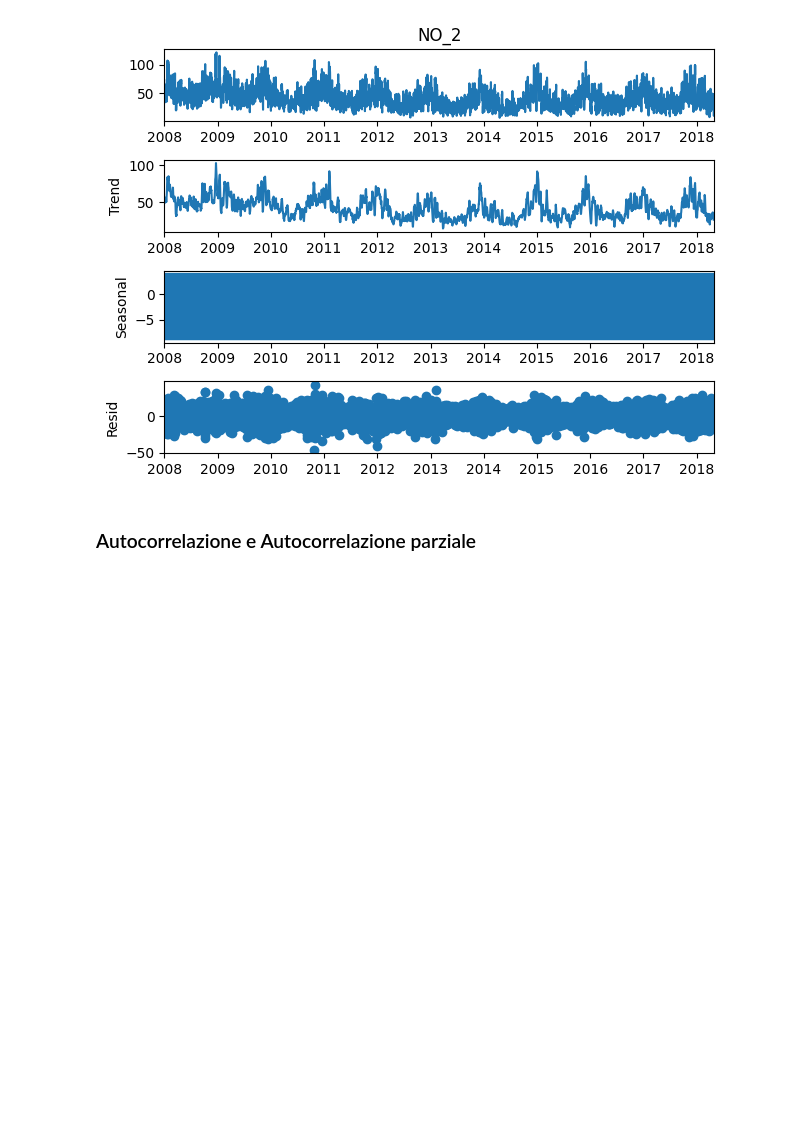
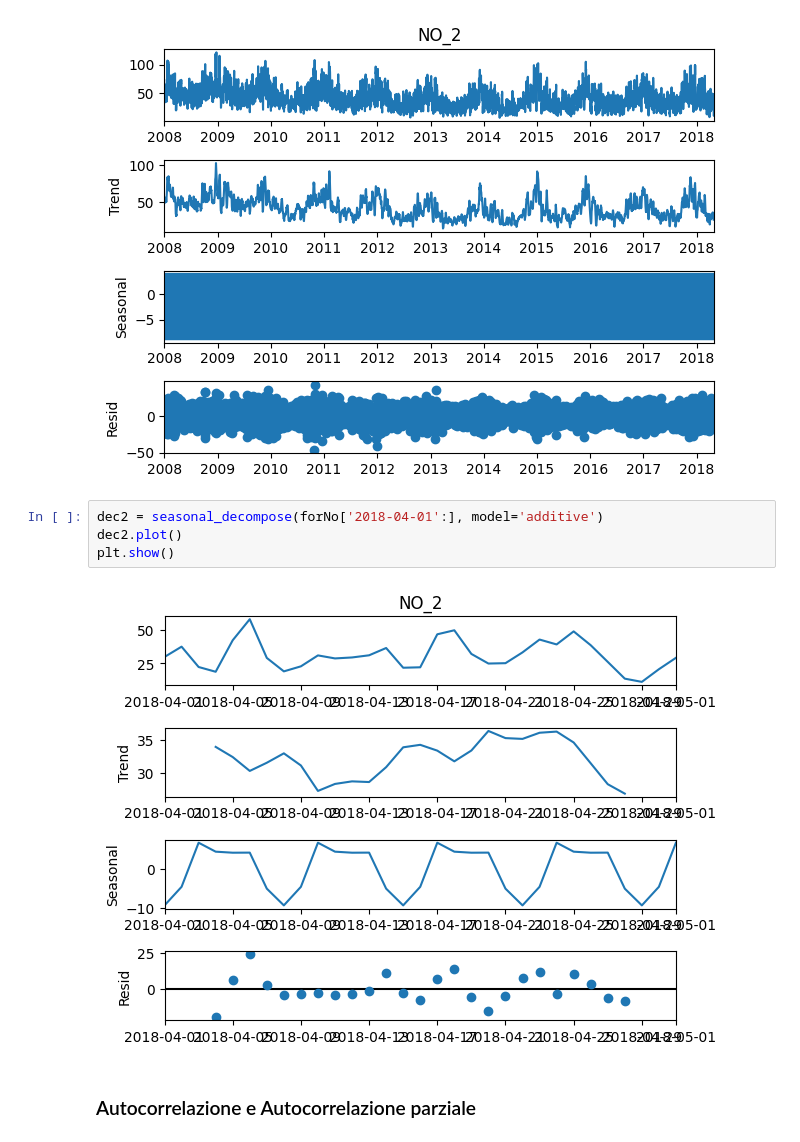
Before and after one commit to ChiaraAmalia/DataScience2Project, a Jupyter notebook: forecastingNO2.ipynb, the cells around one changed output. Drawn from its saved outputs; the diff is of its cells as text; blank space fills up the shorter version.

```diff
--- a/forecastingNO2.ipynb
+++ b/forecastingNO2.ipynb
@@ -87,6 +87,12 @@ dec2.plot()
 plt.show()
 # %% [output]
 [figure]
+# %%
+dec2 = seasonal_decompose(forNo['2018-04-01':], model='additive')
+dec2.plot()
+plt.show()
+# %% [output]
+[figure, added]
 # %% [markdown]
 ### Autocorrelazione e Autocorrelazione parziale
 # %%
```
Also changed, not shown: parts of 10 cells of this notebook.
